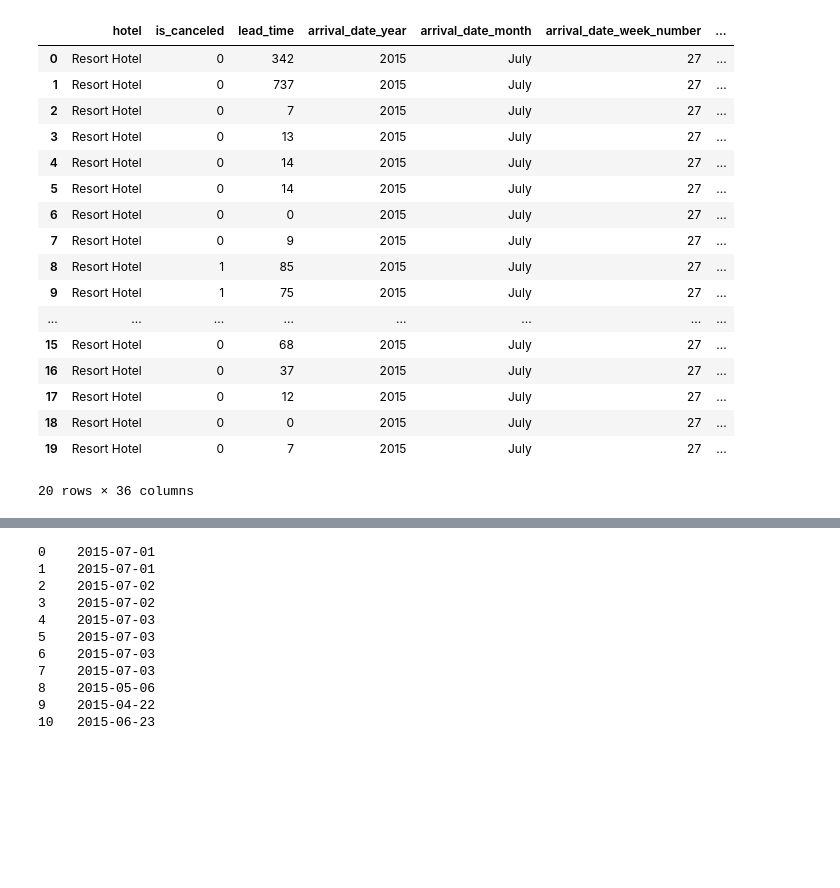
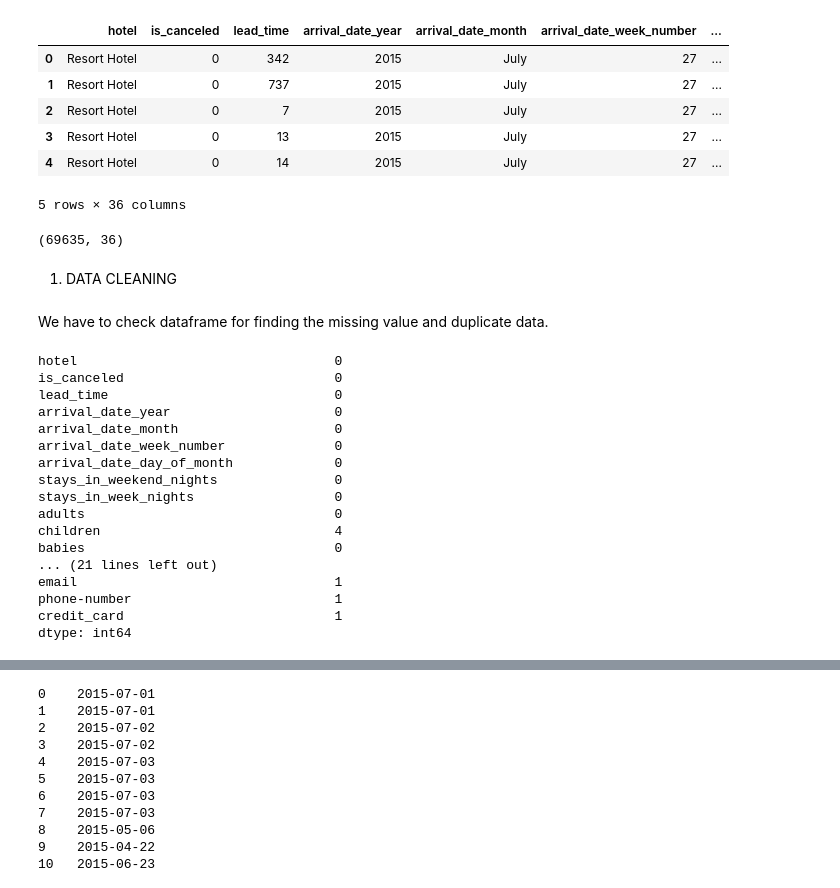
Before and after one commit to Nurochman79/DataScience, a Jupyter notebook: Case_Booking_Hotel.ipynb, the cells around one changed output, grey strips where cells are left out. Drawn from its saved outputs; the diff is of its cells as text; code cells hidden in the pictures; blank space fills up the shorter version.

```diff
--- a/Case_Booking_Hotel.ipynb
+++ b/Case_Booking_Hotel.ipynb
@@ -18,22 +22,39 @@ Requirement already satisfied: six>=1.5 in /usr/local/lib/python3.7/dist-package
 # %%
-dfbh=pd.read_csv('/content/sample_data/hotel_booking.csv')
-dfbh.head(20)
+dfbh=pd.read_csv('hotel_booking.csv')
+dfbh.head(5)
 # %% [output]
 |  | hotel | is_canceled | lead_time | arrival_date_year | arrival_date_month | arrival_date_week_number | ... |
 | 0 | Resort Hotel | 0 | 342 | 2015 | July | 27 | ... |
 | 1 | Resort Hotel | 0 | 737 | 2015 | July | 27 | ... |
 | 2 | Resort Hotel | 0 | 7 | 2015 | July | 27 | ... |
 | 3 | Resort Hotel | 0 | 13 | 2015 | July | 27 | ... |
 | 4 | Resort Hotel | 0 | 14 | 2015 | July | 27 | ... |
-| 5 | Resort Hotel | 0 | 14 | 2015 | July | 27 | ... |
-| 6 | Resort Hotel | 0 | 0 | 2015 | July | 27 | ... |
-| 7 | Resort Hotel | 0 | 9 | 2015 | July | 27 | ... |
-| 8 | Resort Hotel | 1 | 85 | 2015 | July | 27 | ... |
-| 9 | Resort Hotel | 1 | 75 | 2015 | July | 27 | ... |
-| ... | ... | ... | ... | ... | ... | ... | ... |
-| 15 | Resort Hotel | 0 | 68 | 2015 | July | 27 | ... |
-| 16 | Resort Hotel | 0 | 37 | 2015 | July | 27 | ... |
-| 17 | Resort Hotel | 0 | 12 | 2015 | July | 27 | ... |
-| 18 | Resort Hotel | 0 | 0 | 2015 | July | 27 | ... |
-| 19 | Resort Hotel | 0 | 7 | 2015 | July | 27 | ... |
-20 rows × 36 columns
+5 rows × 36 columns
+# %%
+dfbh.shape
+# %% [output]
+(69635, 36)
+# %% [markdown]
+1. DATA CLEANING
+# %% [markdown]
+We have to check dataframe for finding the missing value and duplicate data.
+# %%
+dfbh.isnull().sum()
+# %% [output]
+hotel                                 0
+is_canceled                           0
+lead_time                             0
+arrival_date_year                     0
+arrival_date_month                    0
+arrival_date_week_number              0
+arrival_date_day_of_month             0
+stays_in_weekend_nights               0
+stays_in_week_nights                  0
+adults                                0
+children                              4
+babies                                0
+... (21 lines left out)
+email                                 1
+phone-number                          1
+credit_card                           1
+dtype: int64
```
Also changed, not shown: parts of 115 cells of this notebook.
